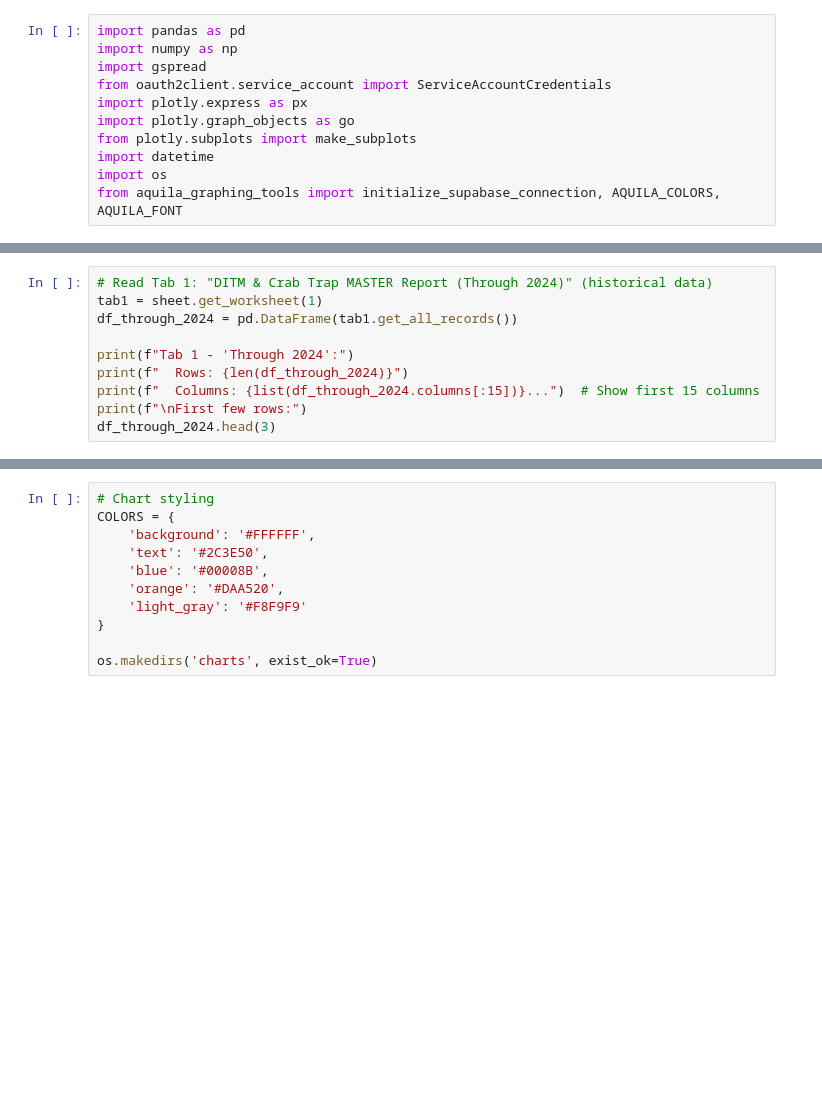
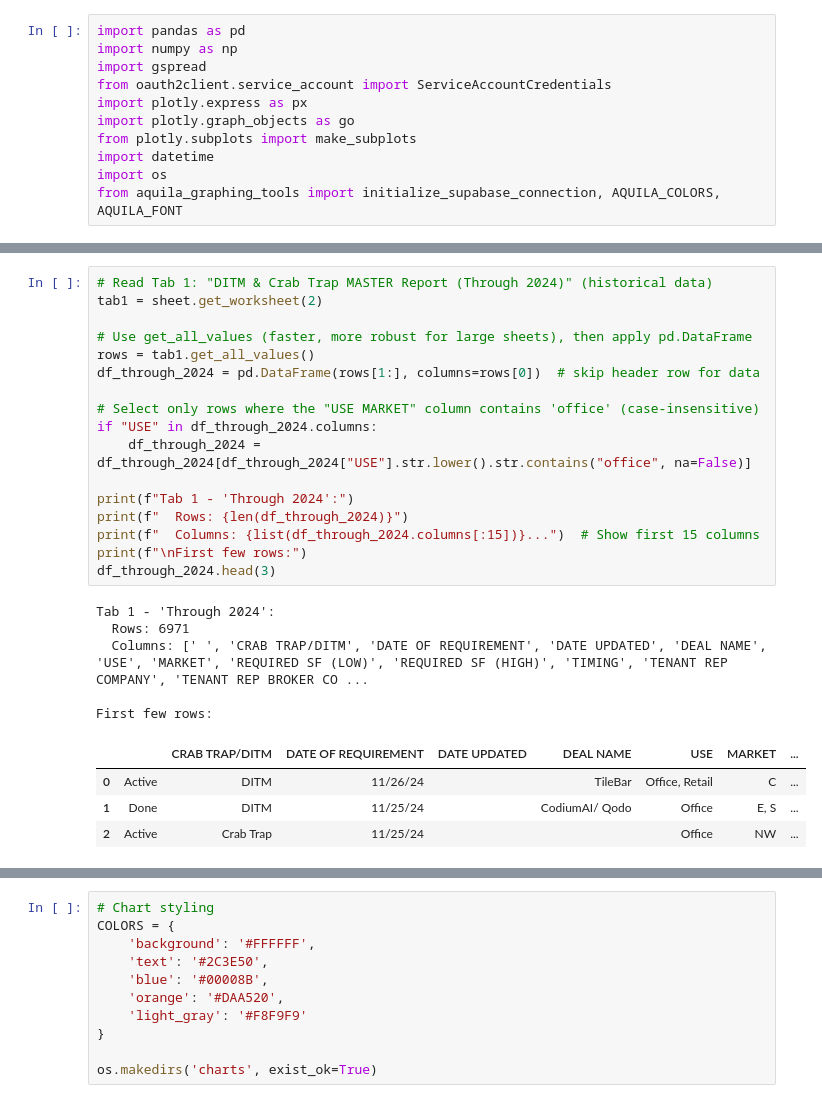
Before and after one commit to RealDataLLC/aquila-insights, a Jupyter notebook: googlesheets_combined.ipynb, the cells around one changed output, grey strips where cells are left out. Saved outputs shown, nothing was run; the diff lists cells and outputs as text; blank space fills up the shorter version.

Commit message:
updated google sheets combined notebook

```diff
--- a/googlesheets_combined.ipynb
+++ b/googlesheets_combined.ipynb
@@ -40,13 +54,30 @@ df_2025_plus.head(3)
 # %%
 # Read Tab 1: "DITM & Crab Trap MASTER Report (Through 2024)" (historical data)
-tab1 = sheet.get_worksheet(1)
-df_through_2024 = pd.DataFrame(tab1.get_all_records())
+tab1 = sheet.get_worksheet(2)
+
+# Use get_all_values (faster, more robust for large sheets), then apply pd.DataFrame
+rows = tab1.get_all_values()
+df_through_2024 = pd.DataFrame(rows[1:], columns=rows[0])  # skip header row for data
+
+# Select only rows where the "USE MARKET" column contains 'office' (case-insensitive)
+if "USE" in df_through_2024.columns:
+    df_through_2024 = df_through_2024[df_through_2024["USE"].str.lower().str.contains("office", na=False)]
 
 print(f"Tab 1 - 'Through 2024':")
 print(f"  Rows: {len(df_through_2024)}")
 print(f"  Columns: {list(df_through_2024.columns[:15])}...")  # Show first 15 columns
 print(f"\nFirst few rows:")
 df_through_2024.head(3)
+# %% [output]
+Tab 1 - 'Through 2024':
+  Rows: 6971
+  Columns: [' ', 'CRAB TRAP/DITM', 'DATE OF REQUIREMENT', 'DATE UPDATED', 'DEAL NAME', 'USE', 'MARKET', 'REQUIRED SF (LOW)', 'REQUIRED SF (HIGH)', 'TIMING', 'TENANT REP COMPANY', 'TENANT REP BROKER CO ...
+
+First few rows:
+|  |  | CRAB TRAP/DITM | DATE OF REQUIREMENT | DATE UPDATED | DEAL NAME | USE | MARKET | ... |
+| 0 | Active | DITM | 11/26/24 |  | TileBar | Office, Retail | C | ... |
+| 1 | Done | DITM | 11/25/24 |  | CodiumAI/ Qodo | Office | E, S | ... |
+| 2 | Active | Crab Trap | 11/25/24 |  |  | Office | NW | ... |
 # %%
 # Analyze column overlap
 cols_2025 = set(df_2025_plus.columns)
```
Also changed, not shown: parts of 13 cells of this notebook.
